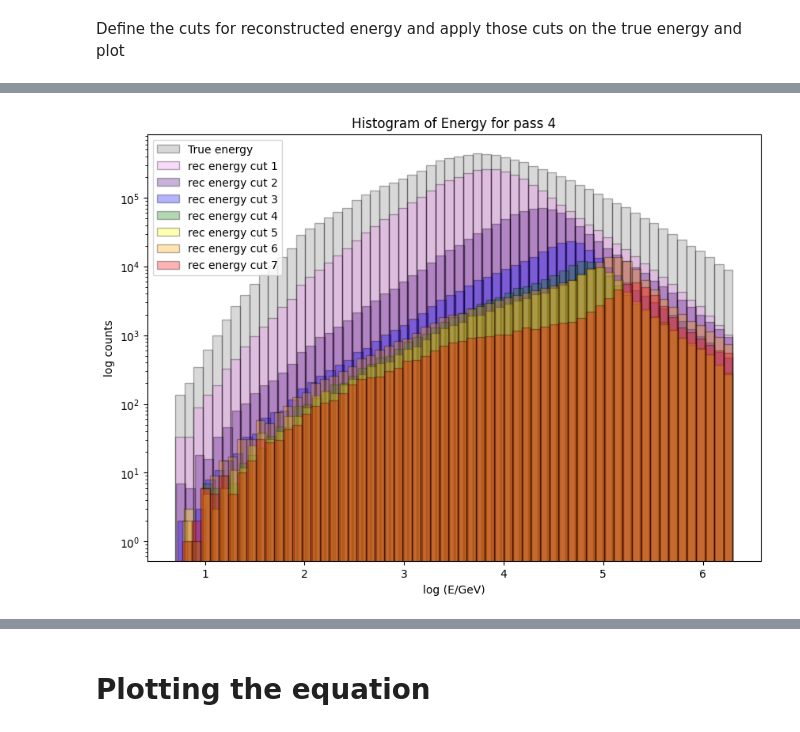
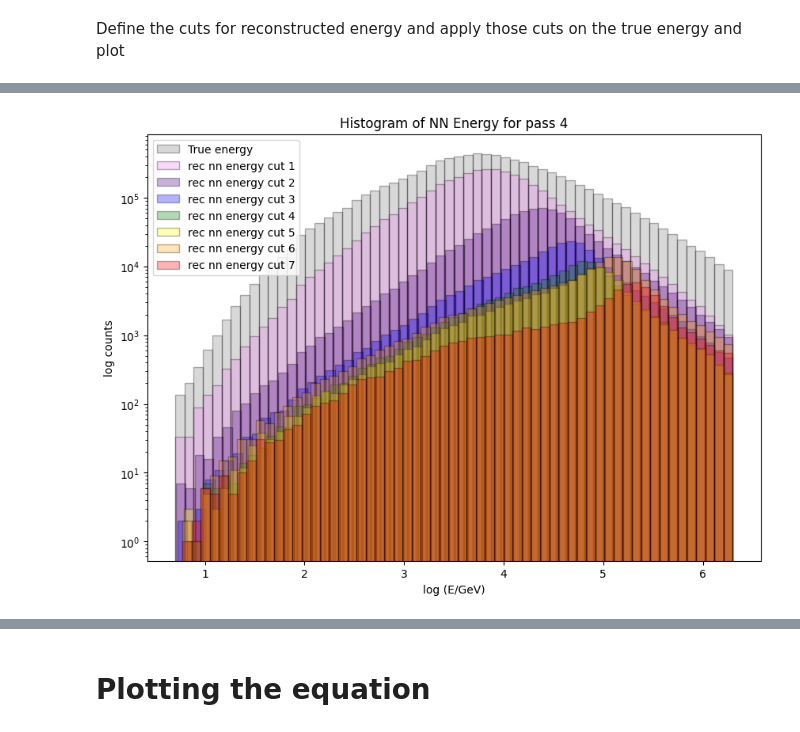
Before and after one commit to riyakore/WIPAC, a Jupyter notebook: Monte_Carlo_Data.ipynb, the cells around one changed output, grey strips where cells are left out. Saved outputs shown, nothing was run; the diff lists cells and outputs as text; code cells hidden in the pictures.

```diff
--- a/Monte_Carlo_Data.ipynb
+++ b/Monte_Carlo_Data.ipynb
@@ -302,13 +319,13 @@ rec_zenith_array_5 = [rec_zenith_cut1_5, rec_zenith_cut2_5, rec_zenith_cut3_5, r
 # %%
-# applying the reconstructed energy cuts on the true energy
+# applying the reconstructed nn energy cuts on the true energy
 
-main_cut1_4 = true_log_E_4[rec_cut1_4]
-main_cut2_4 = true_log_E_4[rec_cut2_4]
-main_cut3_4 = true_log_E_4[rec_cut3_4]
-main_cut4_4 = true_log_E_4[rec_cut4_4]
-main_cut5_4 = true_log_E_4[rec_cut5_4]
-main_cut6_4 = true_log_E_4[rec_cut6_4]
-main_cut7_4 = true_log_E_4[rec_cut7_4]
+nn_energy_cut1_4 = true_log_E_4[rec_nn_cut1_4]
+nn_energy_cut2_4 = true_log_E_4[rec_nn_cut2_4]
+nn_energy_cut3_4 = true_log_E_4[rec_nn_cut3_4]
+nn_energy_cut4_4 = true_log_E_4[rec_nn_cut4_4]
+nn_energy_cut5_4 = true_log_E_4[rec_nn_cut5_4]
+nn_energy_cut6_4 = true_log_E_4[rec_nn_cut6_4]
+nn_energy_cut7_4 = true_log_E_4[rec_nn_cut7_4]
 
-main_energies_4 = [main_cut1_4, main_cut2_4, main_cut3_4, main_cut4_4, main_cut5_4, main_cut6_4, main_cut7_4]
+nn_energies_4 = [nn_energy_cut1_4, nn_energy_cut2_4, nn_energy_cut3_4, nn_energy_cut4_4, nn_energy_cut5_4, nn_energy_cut6_4, nn_energy_cut7_4]
 # %%
@@ -589,20 +622,20 @@ plt.show()
 # %%
 # histogram for pass 4 with all the inital cuts applied
 # use a for loop to plot all this so that the cuts are easier to change and plot
 plt.figure(figsize = (10,7))
 plt.hist(true_log_E_4, bins = 60, histtype = 'bar', alpha = 0.3, label = "True energy", edgecolor='black', color='grey')
-plt.hist(main_cut1_4, bins = 60, histtype = 'bar', alpha = 0.3, label = "rec energy cut 1", edgecolor='black', color='violet')
-plt.hist(main_cut2_4, bins = 60, histtype = 'bar', alpha = 0.3, label = "rec energy cut 2", edgecolor='black', color='indigo')
-plt.hist(main_cut3_4, bins = 60, histtype = 'bar', alpha = 0.3, label = "rec energy cut 3", edgecolor='black', color='blue')
-plt.hist(main_cut4_4, bins = 60, histtype = 'bar', alpha = 0.3, label = "rec energy cut 4", edgecolor='black', color='green')
-plt.hist(main_cut5_4, bins = 60, histtype = 'bar', alpha = 0.3, label = "rec energy cut 5", edgecolor='black', color='yellow')
-plt.hist(main_cut6_4, bins = 60, histtype = 'bar', alpha = 0.3, label = "rec energy cut 6", edgecolor='black', color='orange')
-plt.hist(main_cut7_4, bins = 60, histtype = 'bar', alpha = 0.3, label = "rec energy cut 7", edgecolor='black', color='red')
-plt.title("Histogram of Energy for pass 4")
+plt.hist(nn_energy_cut1_4, bins = 60, histtype = 'bar', alpha = 0.3, label = "rec nn energy cut 1", edgecolor='black', color='violet')
+plt.hist(nn_energy_cut2_4, bins = 60, histtype = 'bar', alpha = 0.3, label = "rec nn energy cut 2", edgecolor='black', color='indigo')
+plt.hist(nn_energy_cut3_4, bins = 60, histtype = 'bar', alpha = 0.3, label = "rec nn energy cut 3", edgecolor='black', color='blue')
+plt.hist(nn_energy_cut4_4, bins = 60, histtype = 'bar', alpha = 0.3, label = "rec nn energy cut 4", edgecolor='black', color='green')
+plt.hist(nn_energy_cut5_4, bins = 60, histtype = 'bar', alpha = 0.3, label = "rec nn energy cut 5", edgecolor='black', color='yellow')
+plt.hist(nn_energy_cut6_4, bins = 60, histtype = 'bar', alpha = 0.3, label = "rec nn energy cut 6", edgecolor='black', color='orange')
+plt.hist(nn_energy_cut7_4, bins = 60, histtype = 'bar', alpha = 0.3, label = "rec nn energy cut 7", edgecolor='black', color='red')
+plt.title("Histogram of NN Energy for pass 4")
 plt.xlabel("log (E/GeV)")
 plt.yscale('log')
 plt.ylabel("log counts")
 plt.legend()
 plt.show()
 # %% [output]
-[figure, old version]
+[figure, new version]
```
Also changed, not shown: parts of 70 cells of this notebook.
